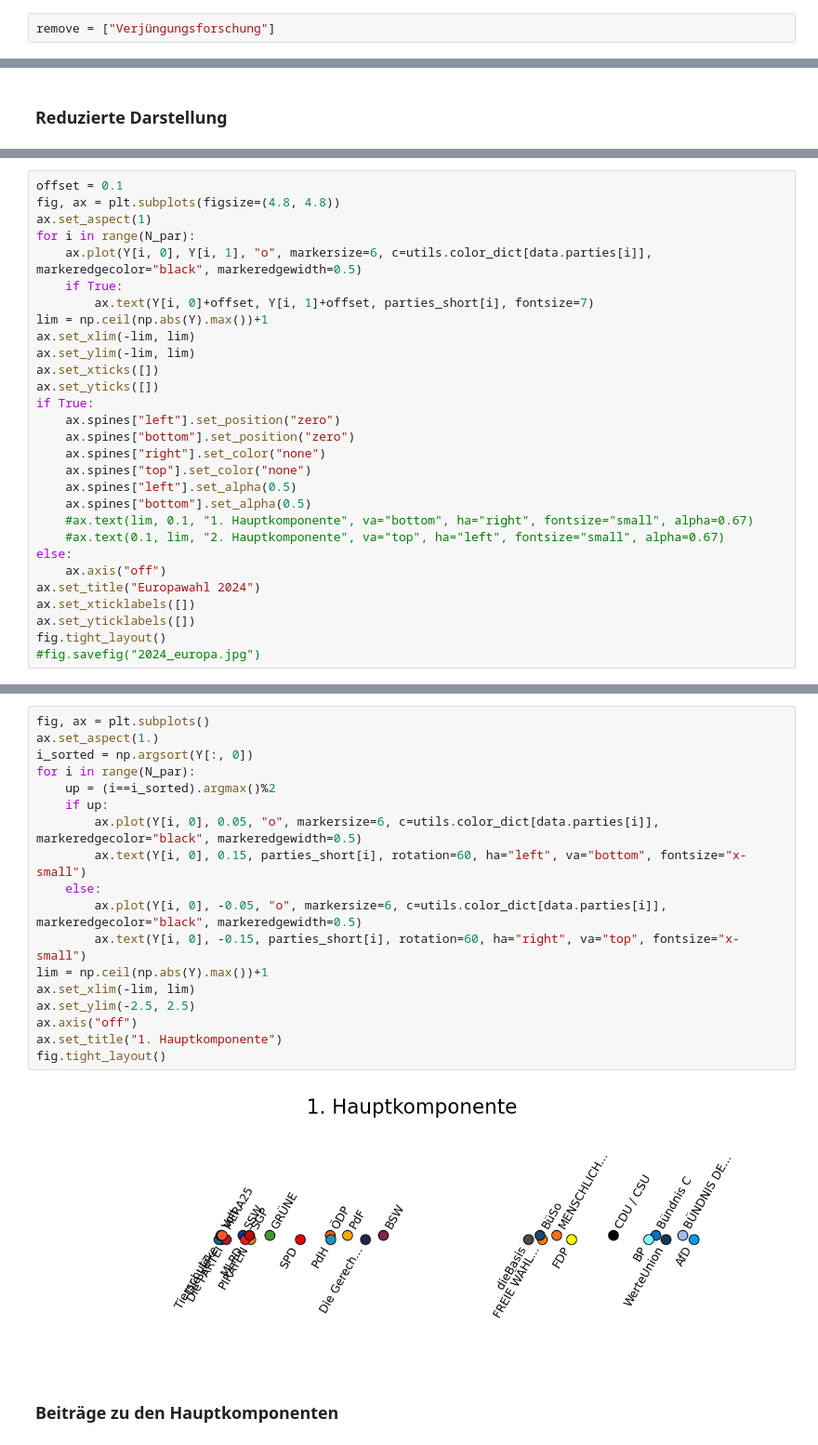
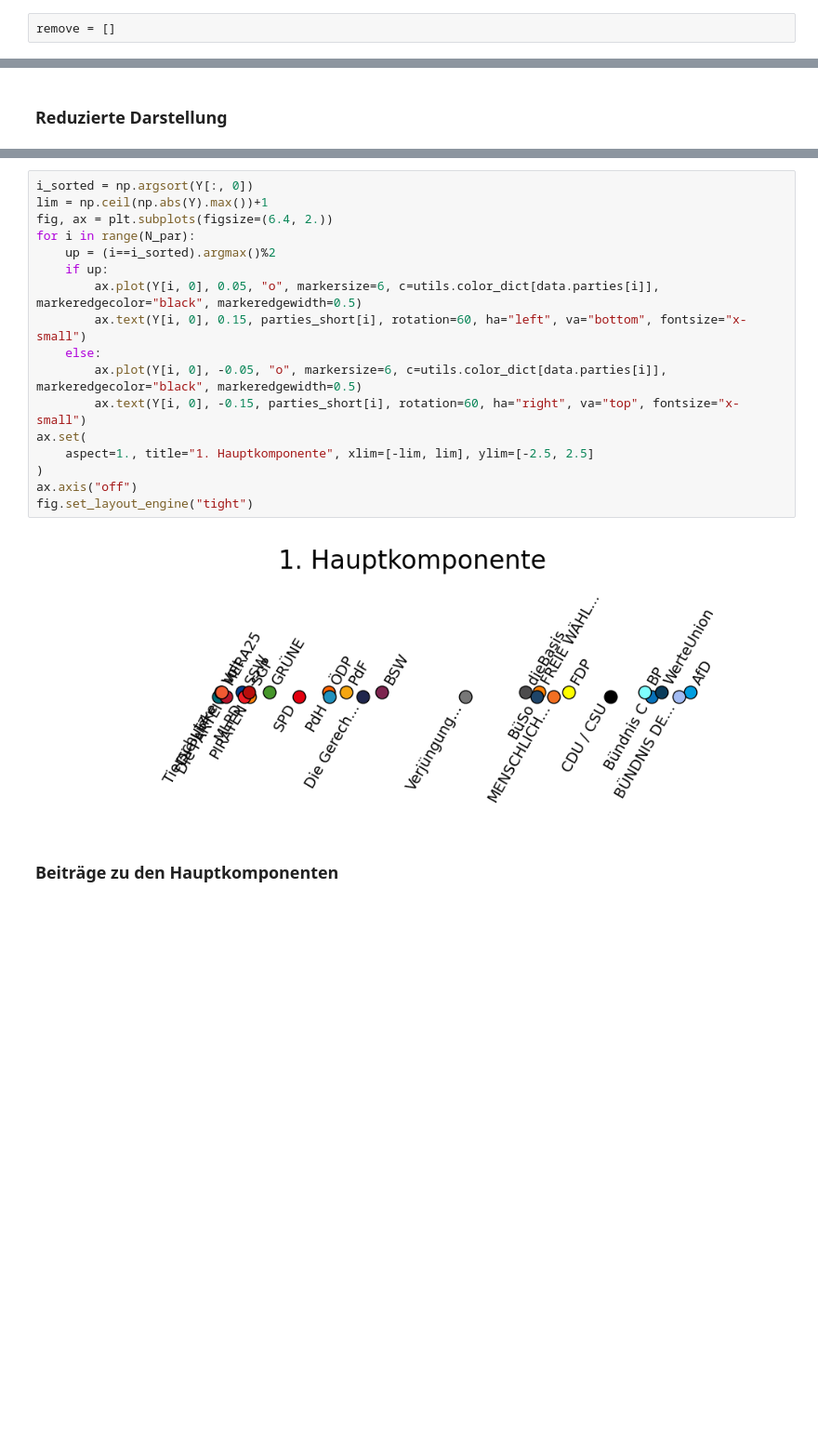
Before and after one commit to stammler/pca_wahlanalyse, a Jupyter notebook: notebooks/template.ipynb, the cells around one changed output, grey strips where cells are left out. Shown at 93% size. Drawn from its saved outputs; the diff is of its cells as text; blank space fills up the shorter version.

```diff
--- a/notebooks/template.ipynb
+++ b/notebooks/template.ipynb
@@ -45,6 +45,6 @@ An dieser Stelle sei erähnt, dass diese Analyse zu **wissenschaftlichen und jou
 # %% [markdown]
 ## Bereinigung
 # %%
-remove = ["Verjüngungsforschung"]
+remove = []
 # %%
 data = utils.remove_party_from_data(data, remove=remove)
@@ -239,29 +230,0 @@ for party in data.parties:
-# %%
-offset = 0.1
-fig, ax = plt.subplots(figsize=(4.8, 4.8))
-ax.set_aspect(1)
-for i in range(N_par):
-    ax.plot(Y[i, 0], Y[i, 1], "o", markersize=6, c=utils.color_dict[data.parties[i]], markeredgecolor="black", markeredgewidth=0.5)
-    if True:
-        ax.text(Y[i, 0]+offset, Y[i, 1]+offset, parties_short[i], fontsize=7)
-lim = np.ceil(np.abs(Y).max())+1
-ax.set_xlim(-lim, lim)
-ax.set_ylim(-lim, lim)
-ax.set_xticks([])
-ax.set_yticks([])
-if True:
-    ax.spines["left"].set_position("zero")
-    ax.spines["bottom"].set_position("zero")
-    ax.spines["right"].set_color("none")
-    ax.spines["top"].set_color("none")
-    ax.spines["left"].set_alpha(0.5)
-    ax.spines["bottom"].set_alpha(0.5)
-    #ax.text(lim, 0.1, "1. Hauptkomponente", va="bottom", ha="right", fontsize="small", alpha=0.67)
-    #ax.text(0.1, lim, "2. Hauptkomponente", va="top", ha="left", fontsize="small", alpha=0.67)
-else:
-    ax.axis("off")
-ax.set_title("Europawahl 2024")
-ax.set_xticklabels([])
-ax.set_yticklabels([])
-fig.tight_layout()
-#fig.savefig("2024_europa.jpg")
@@ -275,23 +231,22 @@ for p in data.parties:
 # %%
-fig, ax = plt.subplots()
-ax.set_aspect(1.)
 i_sorted = np.argsort(Y[:, 0])
+lim = np.ceil(np.abs(Y).max())+1
+fig, ax = plt.subplots(figsize=(6.4, 2.))
 for i in range(N_par):
     up = (i==i_sorted).argmax()%2
     if up:
         ax.plot(Y[i, 0], 0.05, "o", markersize=6, c=utils.color_dict[data.parties[i]], markeredgecolor="black", markeredgewidth=0.5)
         ax.text(Y[i, 0], 0.15, parties_short[i], rotation=60, ha="left", va="bottom", fontsize="x-small")
     else:
         ax.plot(Y[i, 0], -0.05, "o", markersize=6, c=utils.color_dict[data.parties[i]], markeredgecolor="black", markeredgewidth=0.5)
         ax.text(Y[i, 0], -0.15, parties_short[i], rotation=60, ha="right", va="top", fontsize="x-small")
-lim = np.ceil(np.abs(Y).max())+1
-ax.set_xlim(-lim, lim)
-ax.set_ylim(-2.5, 2.5)
+ax.set(
+    aspect=1., title="1. Hauptkomponente", xlim=[-lim, lim], ylim=[-2.5, 2.5]
+)
 ax.axis("off")
-ax.set_title("1. Hauptkomponente")
-fig.tight_layout()
+fig.set_layout_engine("tight")
 # %% [output]
-[figure, old version]
+[figure, new version]
 # %% [markdown]
 ### Beiträge zu den Hauptkomponenten
 # %%
```
Also changed, not shown: parts of 16 cells of this notebook.
